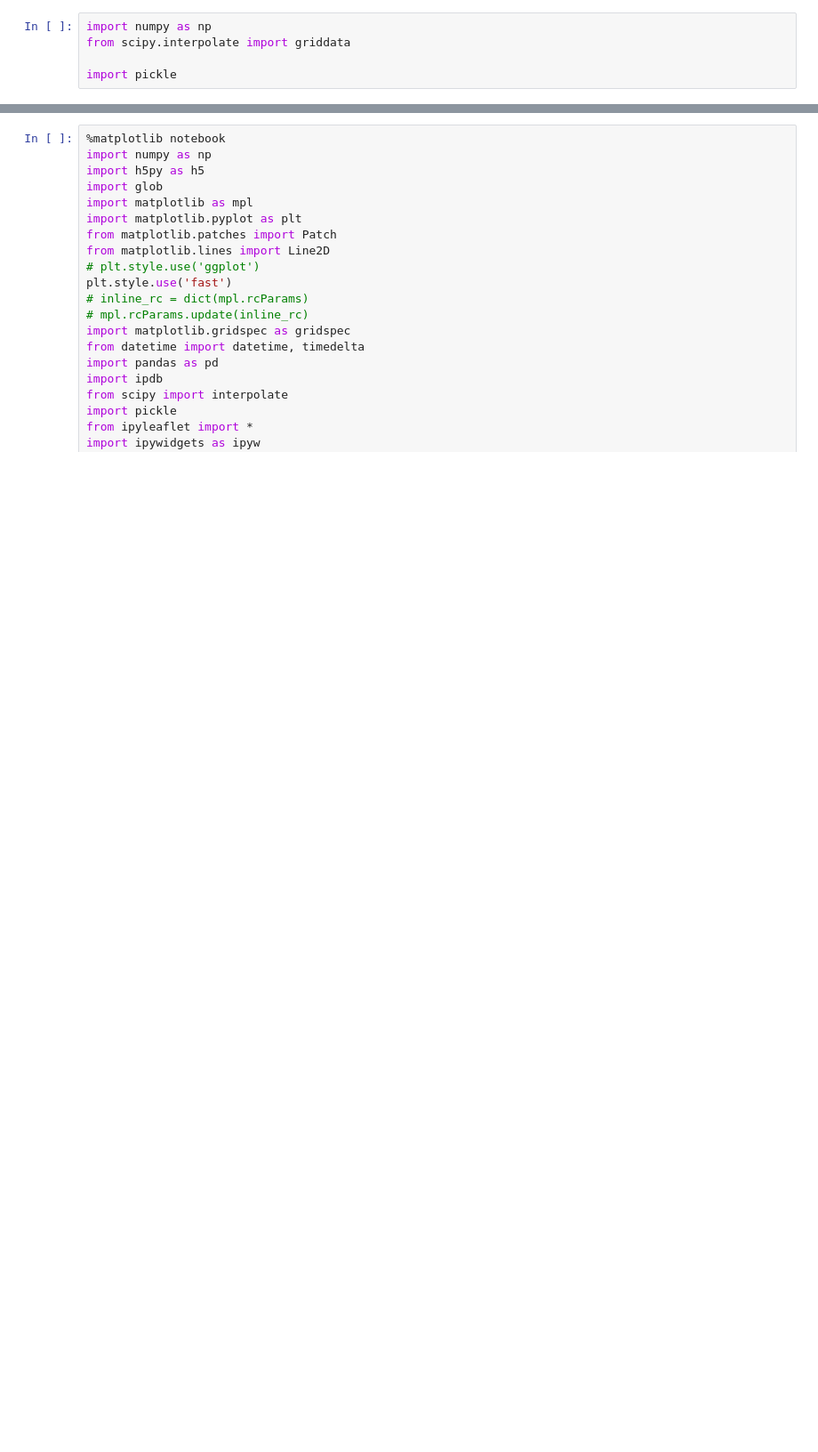
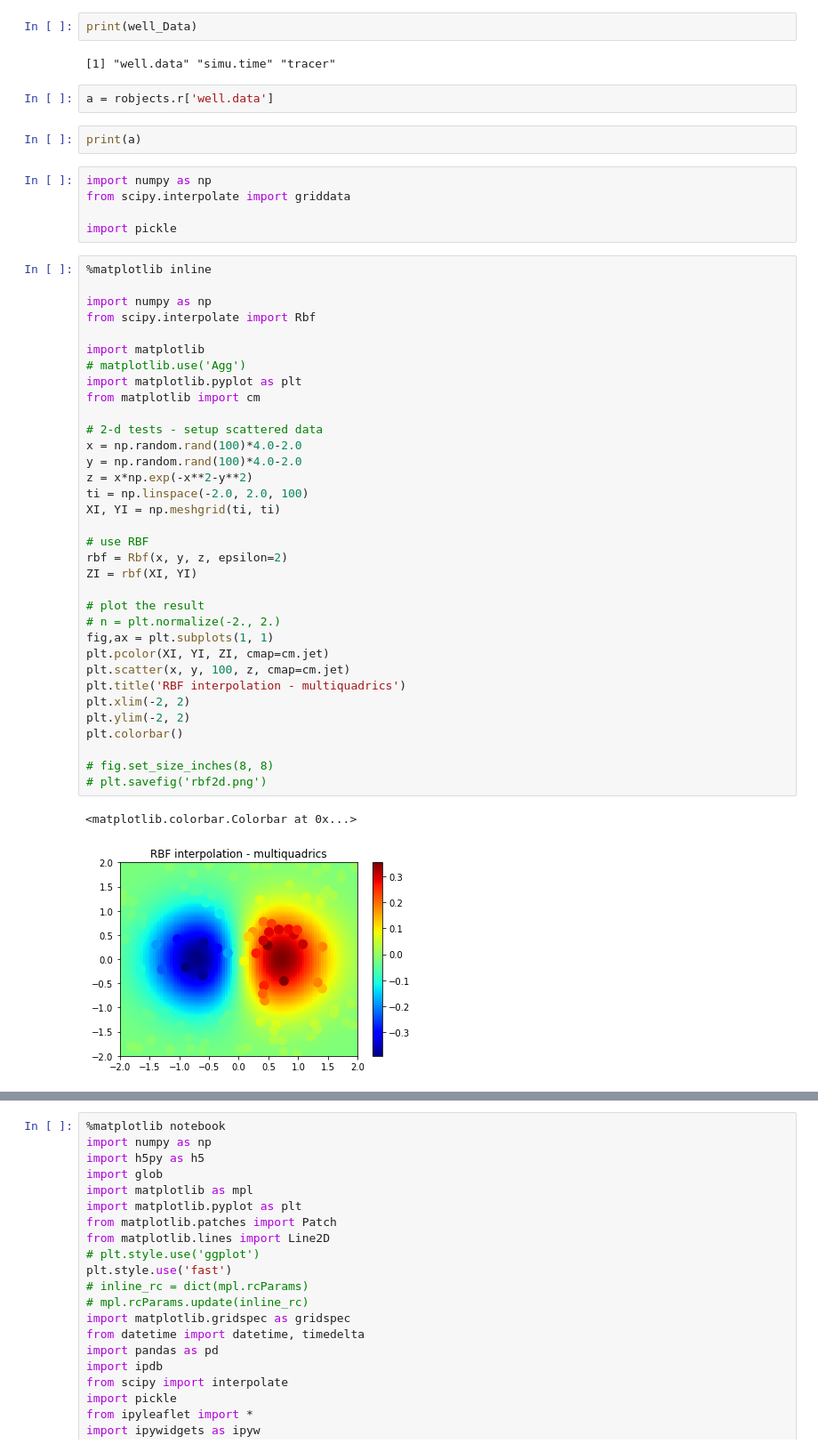
Before and after one commit to pinshuai/HFR-flow, a Jupyter notebook: scratch.ipynb, the cells around one changed output, grey strips where cells are left out. Shown at 89% size. Drawn from its saved outputs; the diff is of its cells as text; blank space fills up the shorter version.

```diff
--- a/scratch.ipynb
+++ b/scratch.ipynb
@@ -1,5 +16,50 @@
+# %%
+print(well_Data)
+# %% [output]
+[1] "well.data" "simu.time" "tracer"
+# %%
+a = robjects.r['well.data']
+# %%
+print(a)
 # %%
 import numpy as np
 from scipy.interpolate import griddata
 
 import pickle
+# %%
+%matplotlib inline
+
+import numpy as np
+from scipy.interpolate import Rbf
+
+import matplotlib
+# matplotlib.use('Agg')
+import matplotlib.pyplot as plt
+from matplotlib import cm
+
+# 2-d tests - setup scattered data
+x = np.random.rand(100)*4.0-2.0
+y = np.random.rand(100)*4.0-2.0
+z = x*np.exp(-x**2-y**2)
+ti = np.linspace(-2.0, 2.0, 100)
+XI, YI = np.meshgrid(ti, ti)
+
+# use RBF
+rbf = Rbf(x, y, z, epsilon=2)
+ZI = rbf(XI, YI)
+
+# plot the result
+# n = plt.normalize(-2., 2.)
+fig,ax = plt.subplots(1, 1)
+plt.pcolor(XI, YI, ZI, cmap=cm.jet)
+plt.scatter(x, y, 100, z, cmap=cm.jet)
+plt.title('RBF interpolation - multiquadrics')
+plt.xlim(-2, 2)
+plt.ylim(-2, 2)
+plt.colorbar()
+
+# fig.set_size_inches(8, 8)
+# plt.savefig('rbf2d.png')
+# %% [output]
+<matplotlib.colorbar.Colorbar at 0x...>
+[figure, added]
```
Also changed, not shown: parts of 5 cells of this notebook, 7 other files.
